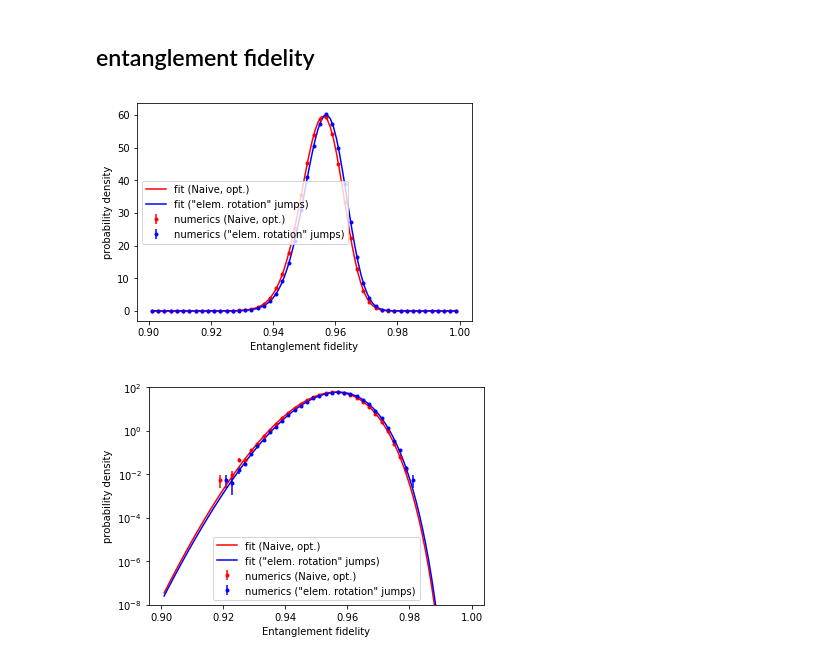
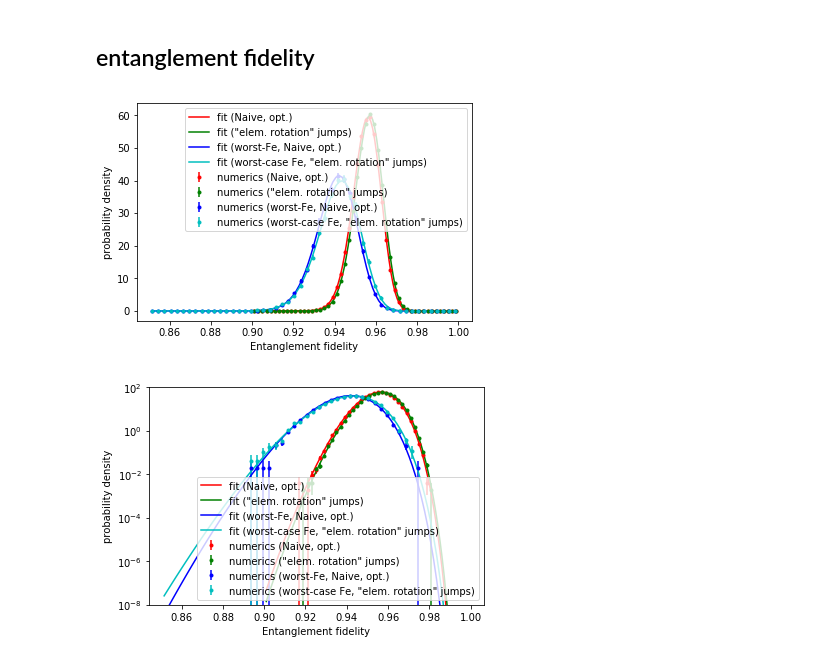
Before and after one commit to Tomographer/QPtomographer, a Jupyter notebook: examples/qubit-noisy-identity/run.ipynb, the cells around one changed output. Cells and saved outputs as stored; diff of their text form; code cells hidden in the pictures.

Commit message:
added worst-case entgl fidelity to both python methods, looks like it works nicely

```diff
--- a/examples/qubit-noisy-identity/run.ipynb
+++ b/examples/qubit-noisy-identity/run.ipynb
@@ -243,0 +230,13 @@ Quantum Error Bars:
+# %%
+r_wFe_naiveopt = None
+with tomographer.jpyutil.RandWalkProgressBar() as prg:
+    r_wFe_naiveopt = dnormtomo.bistates.run(
+        dimX=2, dimY=2, Emn=d.Emn, Nm=np.array(d.Nm),
+        fig_of_merit='worst-entanglement-fidelity',
+        hist_params=tomographer.HistogramParams(0.85, 1.0, 50),
+        mhrw_params=tomographer.MHRWParams(0.008, 512, 32768, 1024), # thermalize a lot
+        progress_fn=prg.progress_fn,
+        jumps_method='light' # use optimized random walk
+        )
+    prg.displayFinalInfo(r_wFe_naiveopt['final_report_runs'])
+print_report(r_wFe_naiveopt)
@@ -243,0 +271,2 @@ Quantum Error Bars:
+# %%
+a_wFe_naiveopt = do_analysis(r_wFe_naiveopt, 'worst-Fe, Naive, opt.', ftox=(1,-1))
@@ -397,0 +439,13 @@ Quantum Error Bars:
+# %%
+r_wFe_elr = None
+with tomographer.jpyutil.RandWalkProgressBar() as prg:
+    r_wFe_elr = dnormtomo.channelspace.run(
+        dimX=2, dimY=2, Emn=Emn_for_channelspace, Nm=np.array(d.Nm),
+        fig_of_merit='worst-entanglement-fidelity',
+        hist_params=tomographer.UniformBinsHistogramParams(0.85, 1.0, 50),
+        channel_walker_jump_mode=dnormtomo.channelspace.ElemRotations,
+        mhrw_params=tomographer.MHRWParams(0.02, 50, 2048, 1024),
+        progress_fn=prg.progress_fn
+        )
+    prg.displayFinalInfo(r_wFe_elr['final_report_runs'])
+print_report(r_wFe_elr)
@@ -397,0 +475,2 @@ Quantum Error Bars:
+# %%
+a_wFe_elr = do_analysis(r_wFe_elr, 'worst-case Fe, "elem. rotation" jumps', ftox=(1,-1))
@@ -443,12 +532,14 @@ do_comparison_plot([a_naive, a_naiveopt, a_eiH, a_elr], log_scale=True)
 # %% [markdown]
 ## entanglement fidelity
 # %%
-do_comparison_plot([a_Fe_naiveopt, a_Fe_elr], xlabel='Entanglement fidelity')
+do_comparison_plot([a_Fe_naiveopt, a_Fe_elr, a_wFe_naiveopt, a_wFe_elr],
+                   xlabel='Entanglement fidelity')
 
-do_comparison_plot([a_Fe_naiveopt, a_Fe_elr], xlabel='Entanglement fidelity', log_scale=True)
+do_comparison_plot([a_Fe_naiveopt, a_Fe_elr, a_wFe_naiveopt, a_wFe_elr],
+                   xlabel='Entanglement fidelity', log_scale=True)
 # %% [output]
-[figure, old version]
+[figure, new version]
-[figure, old version]
+[figure, new version]
 # %%
 def fit_fn_n2(x, a2, a1, m, p, c):
     return -a2*np.square(x)-a1*x - m*np.power(-np.log(x), p) + c
```
Also changed, not shown: parts of 13 cells of this notebook, 7 other files.
